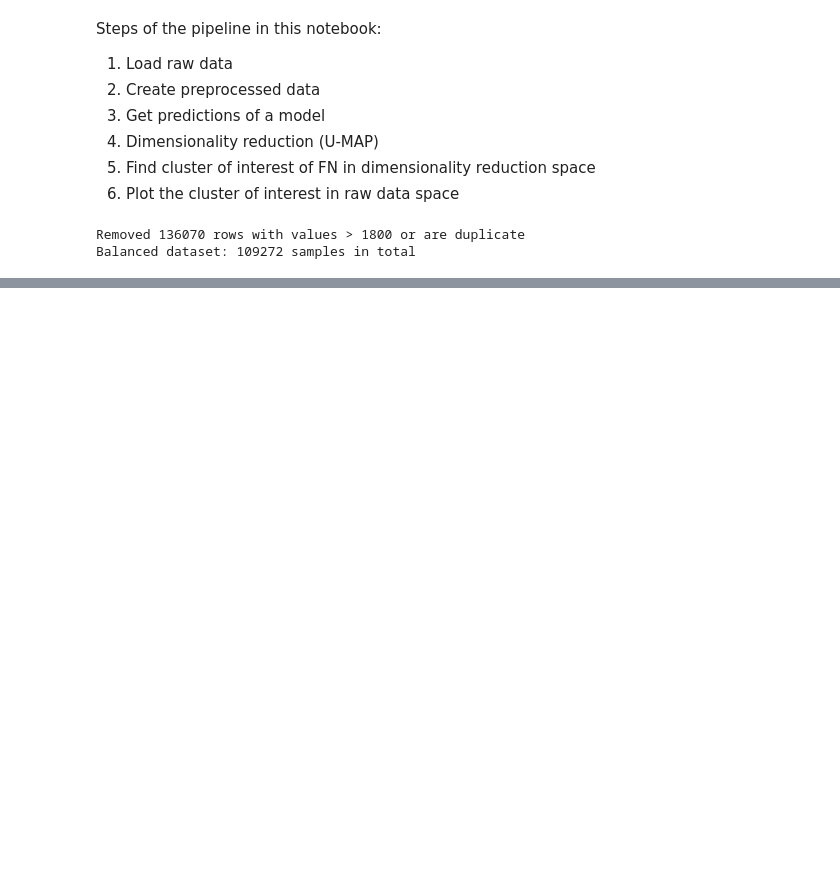
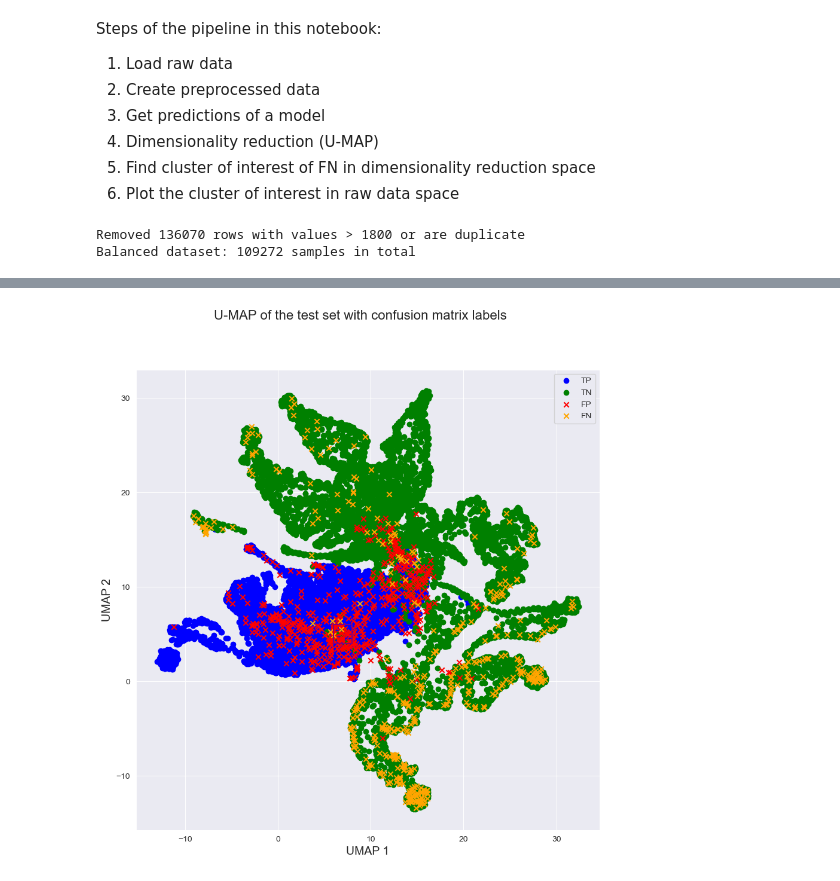
Before and after one commit to gijsdesmit/XAI_project, a Jupyter notebook: Dimensionality_reduction_pipeline.ipynb, the cells around one changed output, grey strips where cells are left out. Cells and saved outputs as stored; diff of their text form; code cells hidden in the pictures; blank space fills up the shorter version.

```diff
--- a/Dimensionality_reduction_pipeline.ipynb
+++ b/Dimensionality_reduction_pipeline.ipynb
@@ -16,8 +16,12 @@ from sklearn.model_selection import train_test_split
 from sklearn.svm import SVC
 from sklearn.metrics import accuracy_score, f1_score
 from sklearn.preprocessing import StandardScaler
+import matplotlib.pyplot as plt
+import matplotlib.colors as mcolors
+import umap
 
 random_seed = 10
+color_map = mcolors.ListedColormap(['blue', 'green', 'red', 'orange']) # TP, TN, FP, FN
 # %%
 # 1. Load raw data
 
@@ -98,0 +143,38 @@ Accuracy: 0.953, F1: 0.9531
+# %%
+# 4. Dimensionality reduction (U-MAP)
+
+
+markers = ['o', 'o', 'x', 'x'] # TP, TN, FP, FN
+
+# Apply UMAP on the test set
+umap_model = umap.UMAP(n_neighbors=20, min_dist=0.9, random_state=random_seed)
+test_result_umap = umap_model.fit_transform(x_bins_test[bin_column_names]) #TODO: ask if we should use the train set as well or only test set
+x_bins_test['UMAP_1'] = test_result_umap[:, 0]
+x_bins_test['UMAP_2'] = test_result_umap[:, 1]
+# %%
+# Plot the U-MAP with the confusion matrix labels
+
+fig, ax = plt.subplots(figsize=(10, 10))
+fig.suptitle('U-MAP of the test set with confusion matrix labels', fontsize=16)
+
+for i, cm_label in enumerate(['TP', 'TN', 'FP', 'FN']):
+    cm_data = x_bins_test[x_bins_test['CM_Label'] == cm_label]
+    ax.scatter(cm_data['UMAP_1'], cm_data['UMAP_2'], c=color_map.colors[i], marker=markers[i], label=cm_label)
+
+ax.set_xlabel('UMAP 1', fontsize=14)
+ax.set_ylabel('UMAP 2', fontsize=14)
+ax.legend()
+
+
+# plot a square box around the cluster of interest
+## IMPORTANT, LOWER BOUND FIRST THEN UPPER BOUND
+cluster_x = [6, 8] # U-Map 1 bounds
+cluster_y = [4, 6] # U-Map 2 bounds
+box_color = 'purple'
+ax.plot([cluster_x[0], cluster_x[0]], [cluster_y[0], cluster_y[1]], c=box_color)
+ax.plot([cluster_x[1], cluster_x[1]], [cluster_y[0], cluster_y[1]], c=box_color)
+ax.plot([cluster_x[0], cluster_x[1]], [cluster_y[0], cluster_y[0]], c=box_color)
+ax.plot([cluster_x[0], cluster_x[1]], [cluster_y[1], cluster_y[1]], c=box_color)
+plt.show()
+# %% [output]
+[figure, added]
```
Also changed, not shown: parts of 6 cells of this notebook, 1 other file.
